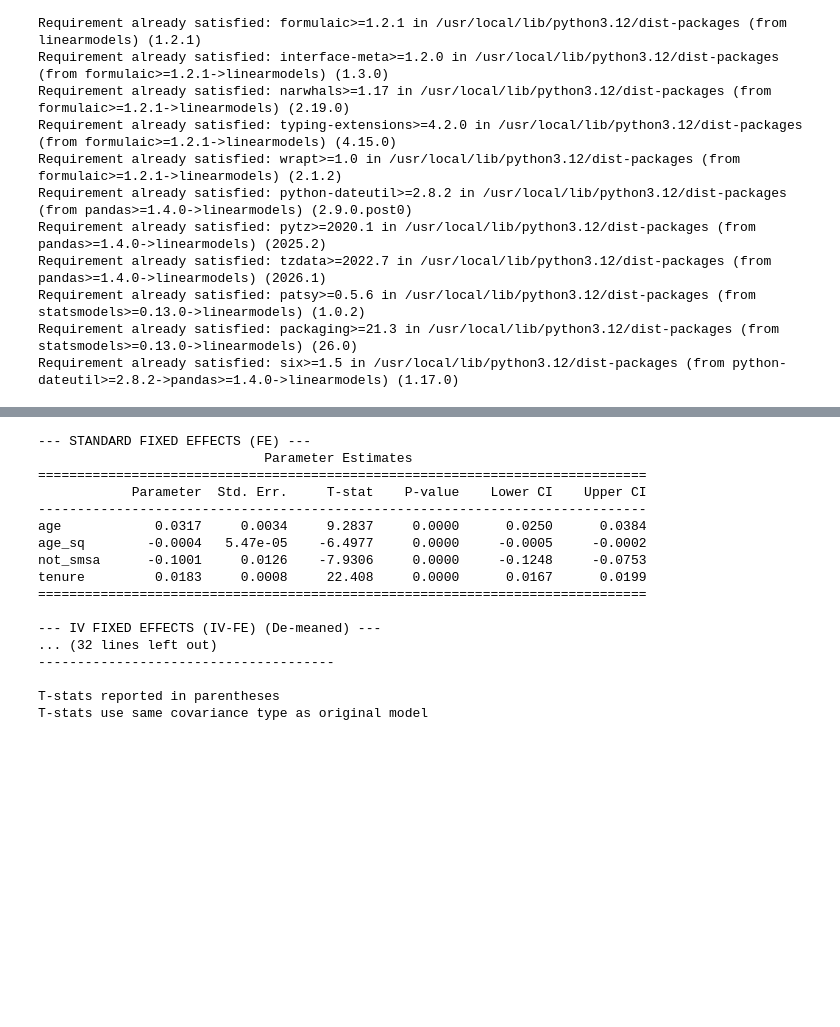
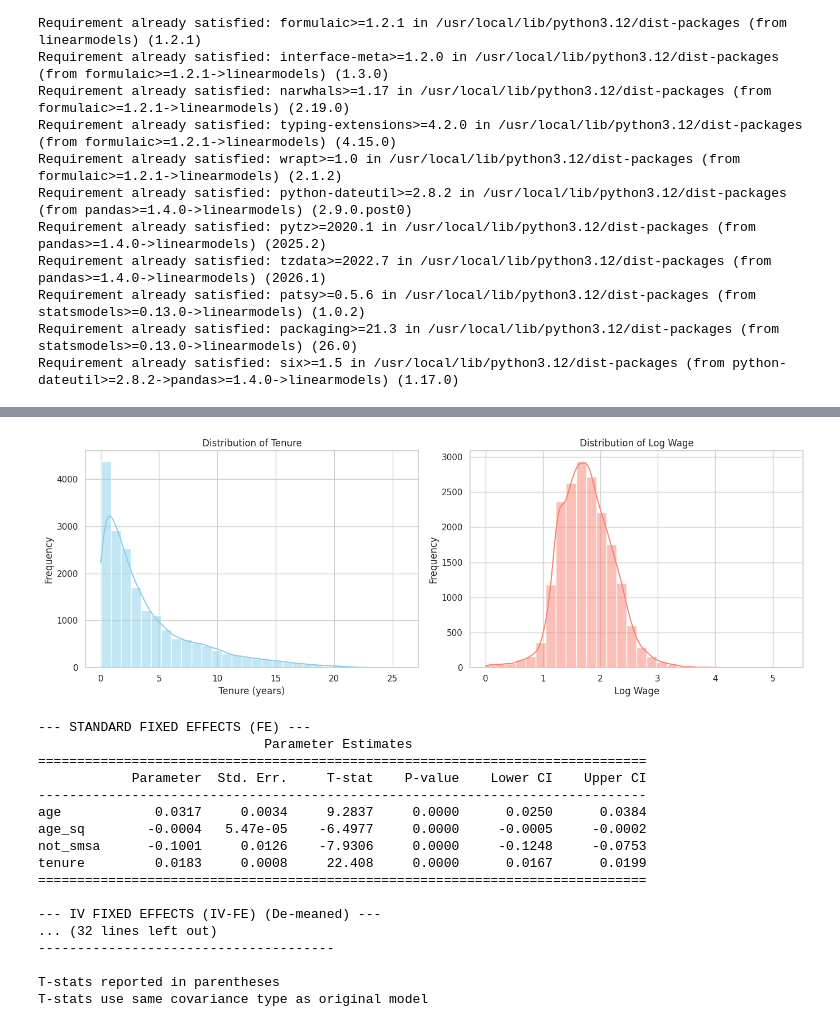
Before and after one commit to nosadchiy/public, a Jupyter notebook: IV_wages_tenure.ipynb, the cells around one changed output, grey strips where cells are left out. Cells and saved outputs as stored; diff of their text form; code cells hidden in the pictures; blank space fills up the shorter version.

```diff
--- a/IV_wages_tenure.ipynb
+++ b/IV_wages_tenure.ipynb
@@ -31,3 +31,21 @@ Requirement already satisfied: tzdata>=2022.7 in /usr/local/lib/python3.12/dist-
 Requirement already satisfied: patsy>=0.5.6 in /usr/local/lib/python3.12/dist-packages (from statsmodels>=0.13.0->linearmodels) (1.0.2)
 Requirement already satisfied: packaging>=21.3 in /usr/local/lib/python3.12/dist-packages (from statsmodels>=0.13.0->linearmodels) (26.0)
 Requirement already satisfied: six>=1.5 in /usr/local/lib/python3.12/dist-packages (from python-dateutil>=2.8.2->pandas>=1.4.0->linearmodels) (1.17.0)
+# %%
+# 3. Data Prep
+df['age_sq'] = df['age'] ** 2
+
+# Drop rows with missing values in the variables we are using
+vars_to_keep = ['ln_wage', 'age', 'age_sq', 'not_smsa', 'tenure', 'union', 'south', 'idcode', 'year']
+df = df.dropna(subset=vars_to_keep)
+
+# Create actual wage from log wage for summary statistics
+df['wage'] = np.exp(df['ln_wage'])
+
+# Summary statistics for requested variables
+print("\n--- SUMMARY STATISTICS ---")
+vars_for_summary = ['age', 'tenure', 'wage', 'south', 'union']
+display(df[vars_for_summary].describe())
+
+# Set the multi-index required for panel models (Entity, Time)
+df_panel = df.set_index(['idcode', 'year'])
@@ -34 +63,27 @@ Requirement already satisfied: six>=1.5 in /usr/local/lib/python3.12/dist-packag
+# %%
+import matplotlib.pyplot as plt
+import seaborn as sns
+
+# Set the aesthetic style of the plots
+sns.set_theme(style="whitegrid")
+
+# Create a figure with two subplots
+fig, axes = plt.subplots(1, 2, figsize=(14, 5))
+
+# Histogram for Tenure
+sns.histplot(df['tenure'], bins=30, kde=True, color='skyblue', ax=axes[0])
+axes[0].set_title('Distribution of Tenure')
+axes[0].set_xlabel('Tenure (years)')
+axes[0].set_ylabel('Frequency')
+
+# Histogram for Log Wage
+sns.histplot(df['ln_wage'], bins=30, kde=True, color='salmon', ax=axes[1])
+axes[1].set_title('Distribution of Log Wage')
+axes[1].set_xlabel('Log Wage')
+axes[1].set_ylabel('Frequency')
+
+plt.tight_layout()
+plt.show()
+# %% [output]
+[figure, added]
 # %%
```
Also changed, not shown: parts of 3 cells of this notebook.
